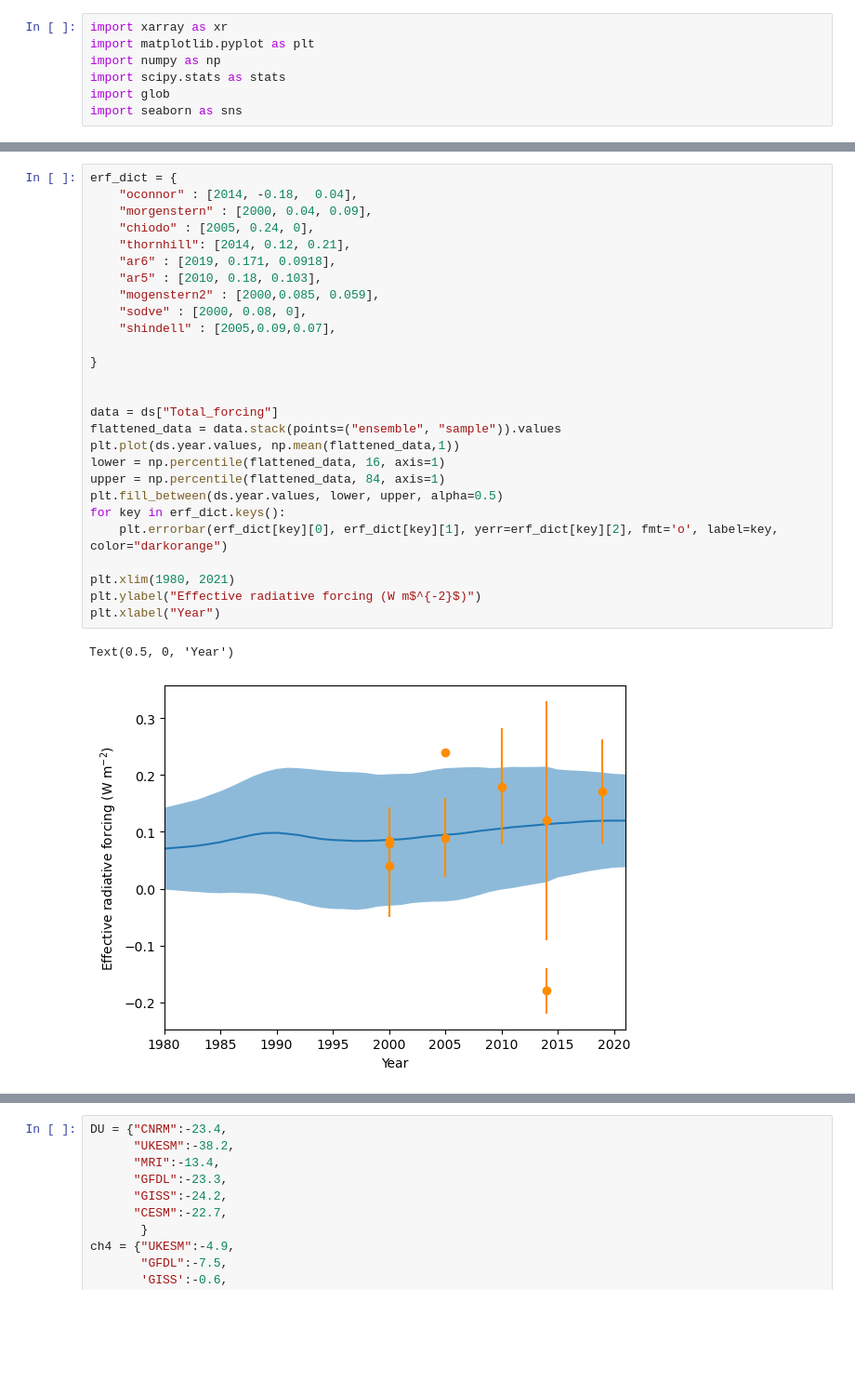
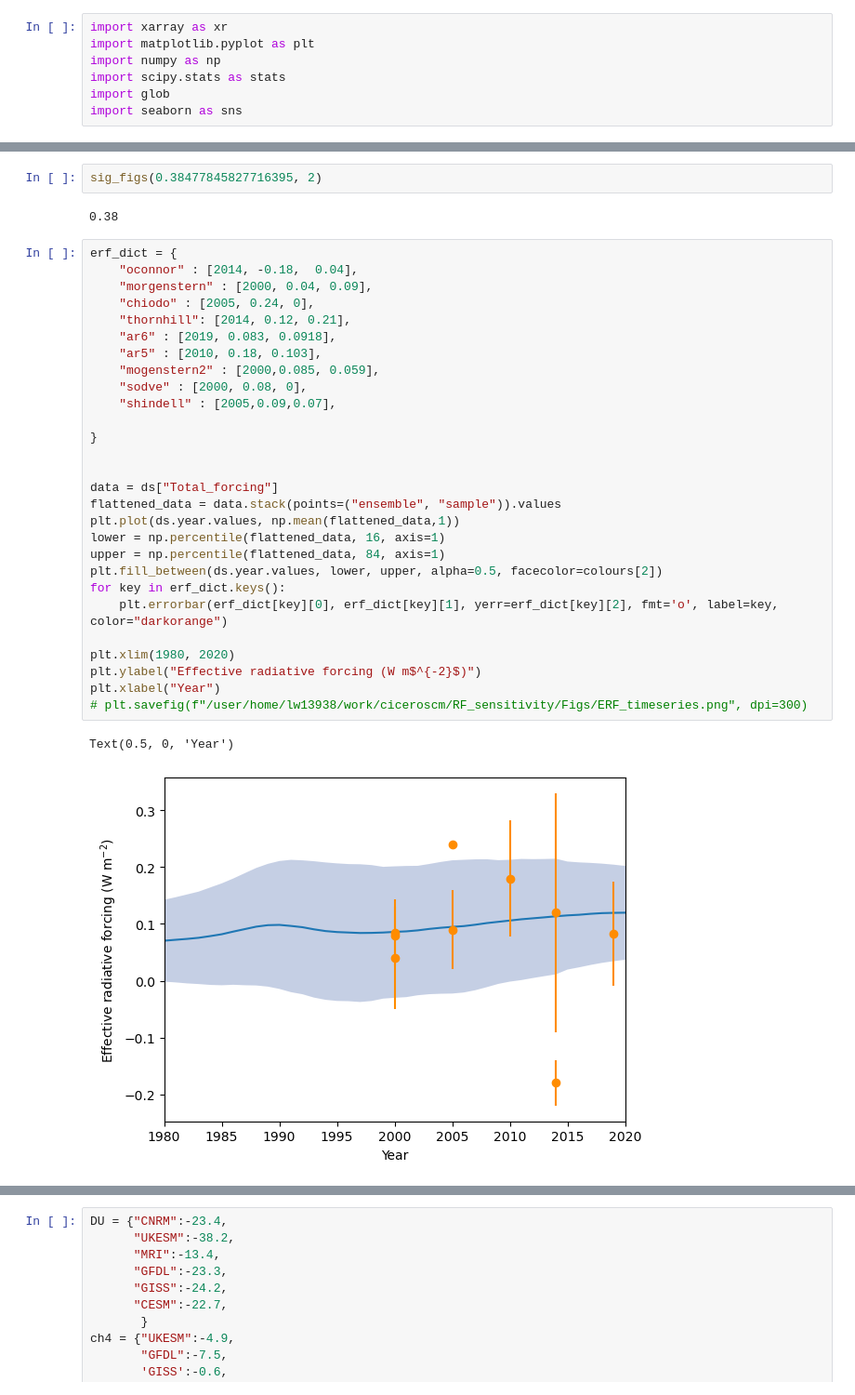
Before and after one commit to lukewestern/ciceroscm-ods, a Jupyter notebook: RF_sensitivity/plot_ensemble.ipynb, the cells around one changed output, grey strips where cells are left out. Shown at 93% size. Drawn from its saved outputs; the diff is of its cells as text; blank space fills up the shorter version.

```diff
--- a/RF_sensitivity/plot_ensemble.ipynb
+++ b/RF_sensitivity/plot_ensemble.ipynb
@@ -49,30 +87,35 @@ for ax, group_vars,limit in zip(axes,groups, limits):
+# %%
+sig_figs(0.38477845827716395, 2)
+# %% [output]
+0.38
 # %%
 erf_dict = {
     "oconnor" : [2014, -0.18,  0.04],
     "morgenstern" : [2000, 0.04, 0.09],
     "chiodo" : [2005, 0.24, 0],
     "thornhill": [2014, 0.12, 0.21],
-    "ar6" : [2019, 0.171, 0.0918],
+    "ar6" : [2019, 0.083, 0.0918],
     "ar5" : [2010, 0.18, 0.103],
     "mogenstern2" : [2000,0.085, 0.059],
     "sodve" : [2000, 0.08, 0],
     "shindell" : [2005,0.09,0.07],
 
 }
 
 
 data = ds["Total_forcing"]
 flattened_data = data.stack(points=("ensemble", "sample")).values
 plt.plot(ds.year.values, np.mean(flattened_data,1))
 lower = np.percentile(flattened_data, 16, axis=1)
 upper = np.percentile(flattened_data, 84, axis=1)
-plt.fill_between(ds.year.values, lower, upper, alpha=0.5)
+plt.fill_between(ds.year.values, lower, upper, alpha=0.5, facecolor=colours[2])
 for key in erf_dict.keys():
     plt.errorbar(erf_dict[key][0], erf_dict[key][1], yerr=erf_dict[key][2], fmt='o', label=key, color="darkorange")
 
-plt.xlim(1980, 2021)
+plt.xlim(1980, 2020)
 plt.ylabel("Effective radiative forcing (W m$^{-2}$)")
 plt.xlabel("Year")
+# plt.savefig(f"/user/home/lw13938/work/ciceroscm/RF_sensitivity/Figs/ERF_timeseries.png", dpi=300)
 # %% [output]
 Text(0.5, 0, 'Year')
-[figure, old version]
+[figure, new version]
```
Also changed, not shown: parts of 7 cells of this notebook, 6 other files.
